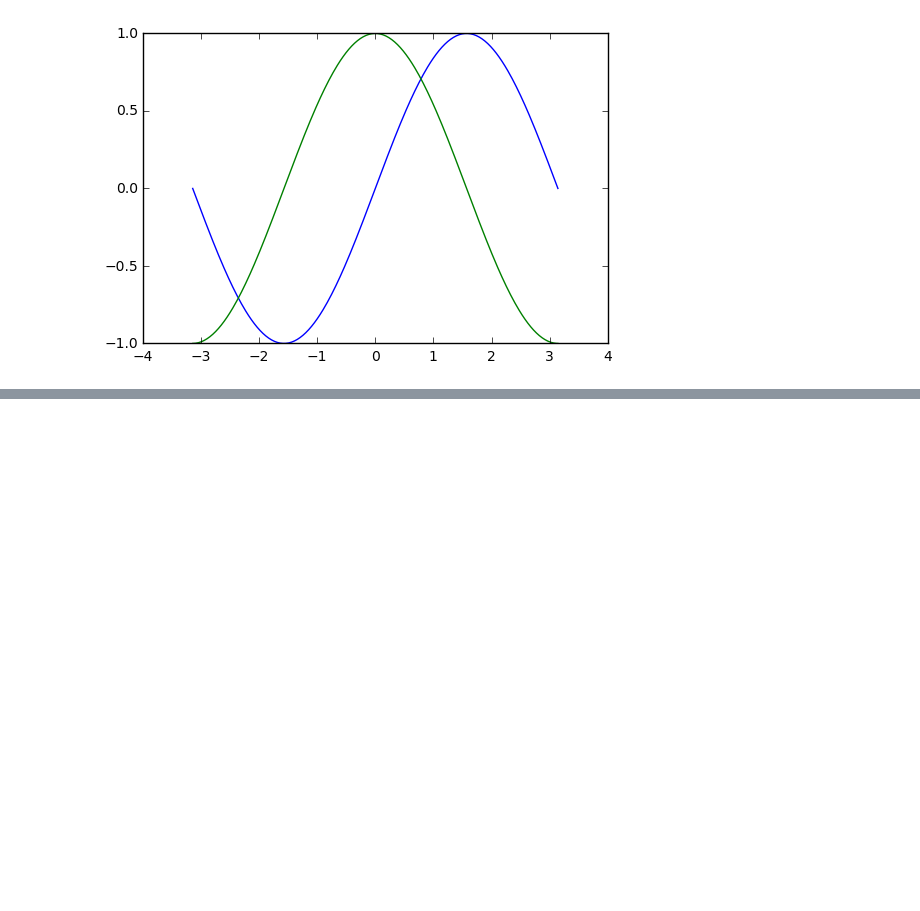
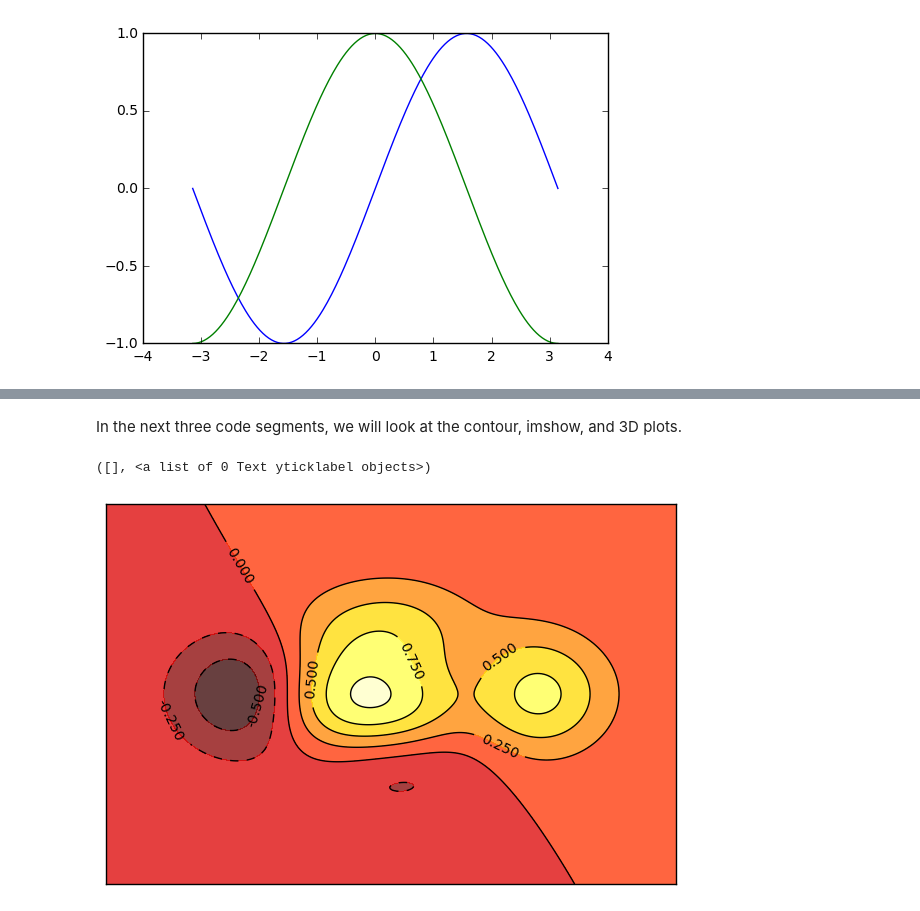
Before and after one commit to chapman-cs510-2016f/cw-07-eric_lance, a Jupyter notebook: matplot-tutorial.ipynb, the cells around one changed output, grey strips where cells are left out. Saved outputs shown, nothing was run; the diff lists cells and outputs as text; code cells hidden in the pictures; blank space fills up the shorter version.

```diff
--- a/matplot-tutorial.ipynb
+++ b/matplot-tutorial.ipynb
@@ -110 +156,30 @@ In this next segment, we will toy with additional customization of the plot, inc
+# %% [markdown]
+In the next three code segments, we will look at the contour, imshow, and 3D plots.
+# %%
+# this is the contour plot exercise
+def f(x, y):
+    return (1 - x / 2 + x ** 5 + y ** 3) * np.exp(-x ** 2 -y ** 2)
+
+n = 256
+x = np.linspace(-3, 3, n)
+y = np.linspace(-3, 3, n)
+X, Y = np.meshgrid(x, y)
+
+# must set axes before plotting the data
+plt.axes([0.025, 0.025, 0.95, 0.95])
+
+
+# change to the hot map colors
+plt.contourf(X, Y, f(X, Y), 8, alpha=.75, cmap=plt.cm.hot)
+C = plt.contour(X, Y, f(X, Y), 8, colors='black', linewidth=.5)
+
+# label the contours as per the the axes
+plt.clabel(C, inline=1, fontsize=10)
+
+# eliminate the tics around the edges (spines) of the plot
+plt.xticks(())
+plt.yticks(())
+# %% [output]
+([], <a list of 0 Text yticklabel objects>)
+[figure, added]
 # %%
```
Also changed, not shown: parts of 6 cells of this notebook.
